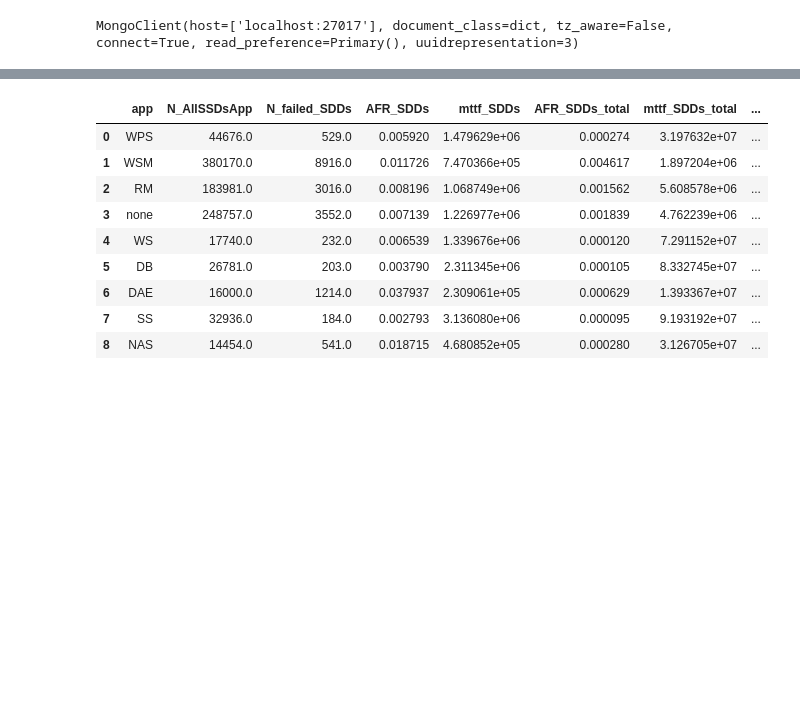
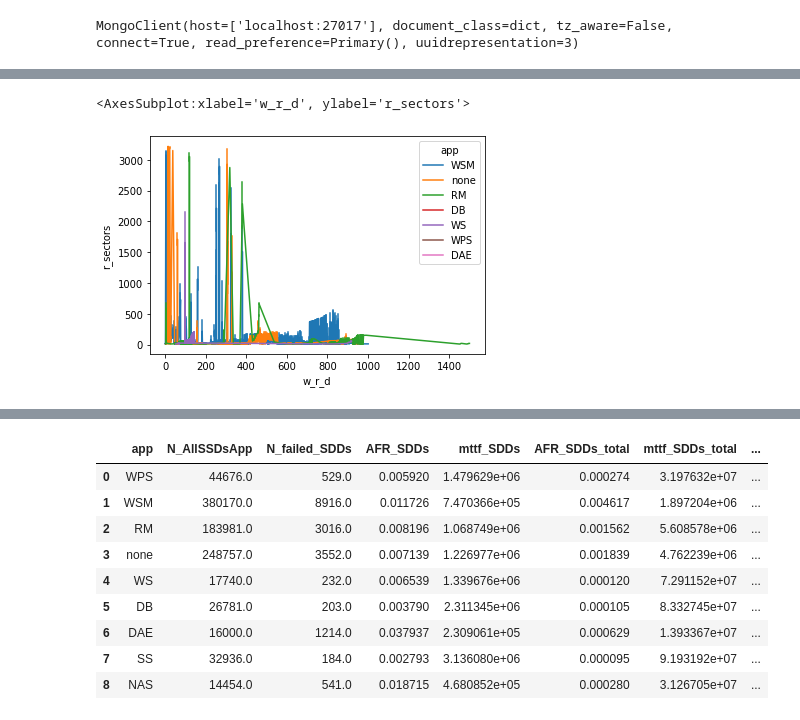
Before and after one commit to EricBorba/StorageFailurePredictor, a Jupyter notebook: Queries.ipynb, the cells around one changed output, grey strips where cells are left out. Drawn from its saved outputs; the diff is of its cells as text; code cells hidden in the pictures; blank space fills up the shorter version.

```diff
--- a/Queries.ipynb
+++ b/Queries.ipynb
@@ -225 +239,6 @@ plt.show()
+# %%
+sns.lineplot(data=result, x="w_r_d", y="r_sectors", hue="app", estimator=np.mean, ci=90, markers=True, err_style="bars")
+# %% [output]
+<AxesSubplot:xlabel='w_r_d', ylabel='r_sectors'>
+[figure, added]
 # %%
```
Also changed, not shown: parts of 14 cells of this notebook.
